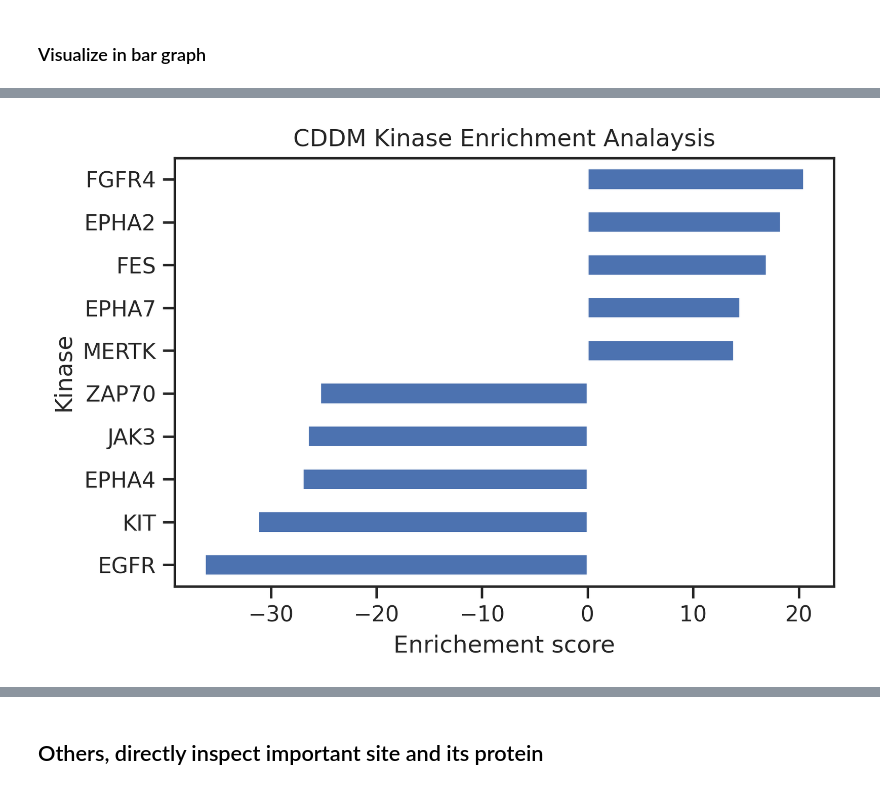
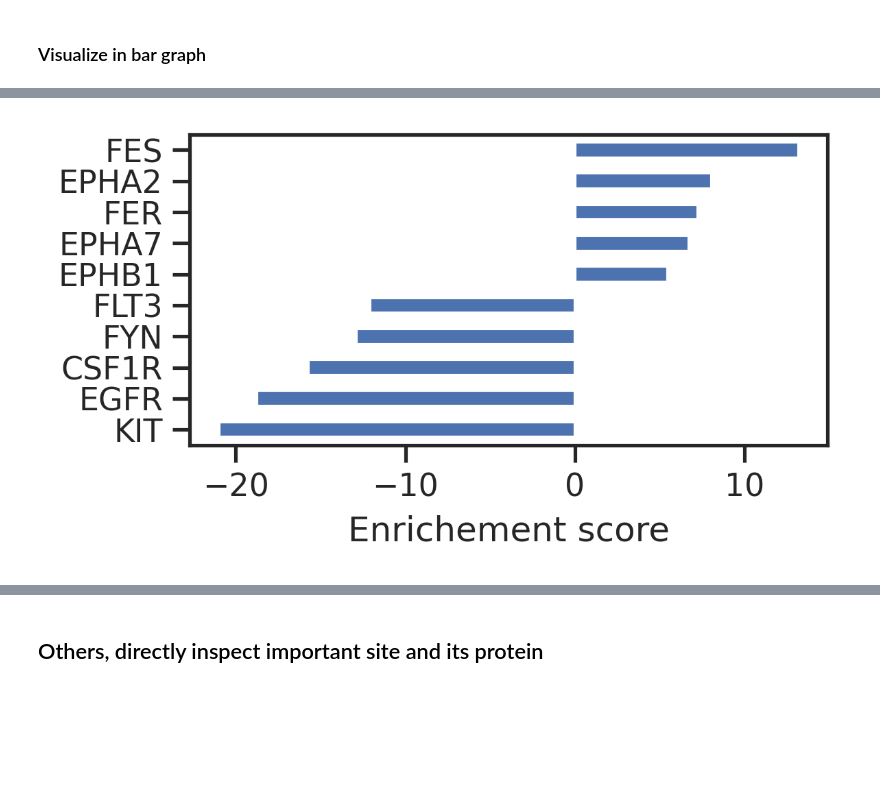
Before and after one commit to sky1ove/katlas, a Jupyter notebook: nbs/tutorial_04b_enrichment_EGFRi.ipynb, the cells around one changed output, grey strips where cells are left out. Cells and saved outputs as stored; diff of their text form; code cells hidden in the pictures; blank space fills up the shorter version.

```diff
--- a/nbs/tutorial_04b_enrichment_EGFRi.ipynb
+++ b/nbs/tutorial_04b_enrichment_EGFRi.ipynb
@@ -53,7 +44,7 @@ The phosphoproteomics dataset of EGFR inhibitor is from paper [Phosphoproteome P
 # %% [markdown]
 <img src="https://github.com/sky1ove/katlas/raw/main/dataset/images/EGFRi.png"/>
 # %%
-df = pd.read_csv('raw/EGFRi.csv')
+df = pd.read_csv('https://github.com/sky1ove/katlas/raw/main/nbs/raw/EGFRi.csv')
 # %%
 df = df.dropna(subset='sequence').reset_index(drop=True)
 # %%
@@ -262,11 +255,11 @@ def get_bar_data(df, score_col, top_n = 5):
 
     return data
 # %%
-bar_cddm_st = get_bar_data(st_cddm,'enrich')
-bar_cddm_y = get_bar_data(y_cddm,'enrich')
+bar_cddm_st = get_bar_data(st_cddm,'delta')
+bar_cddm_y = get_bar_data(y_cddm,'delta')
 
-bar_pspa_st = get_bar_data(st_pspa,'enrich')
-bar_pspa_y = get_bar_data(y_pspa,'enrich')
+bar_pspa_st = get_bar_data(st_pspa,'delta')
+bar_pspa_y = get_bar_data(y_pspa,'delta')
 # %%
 bar_cddm_st
 # %% [output]
@@ -291,7 +285,8 @@ plt.title('CDDM Kinase Enrichment Analaysis');
 # %%
-bar_cddm_y.plot.barh(legend=False)
+# CDDM Y site
+bar_cddm_y.plot.barh(legend=False,figsize=(4,2))
 plt.xlabel('Enrichement score')
-plt.title('CDDM Kinase Enrichment Analaysis');
+plt.ylabel('');
 # %% [output]
-[figure, old version]
+[figure, new version]
 # %%
```
Also changed, not shown: parts of 9 cells of this notebook, 4 other files.
